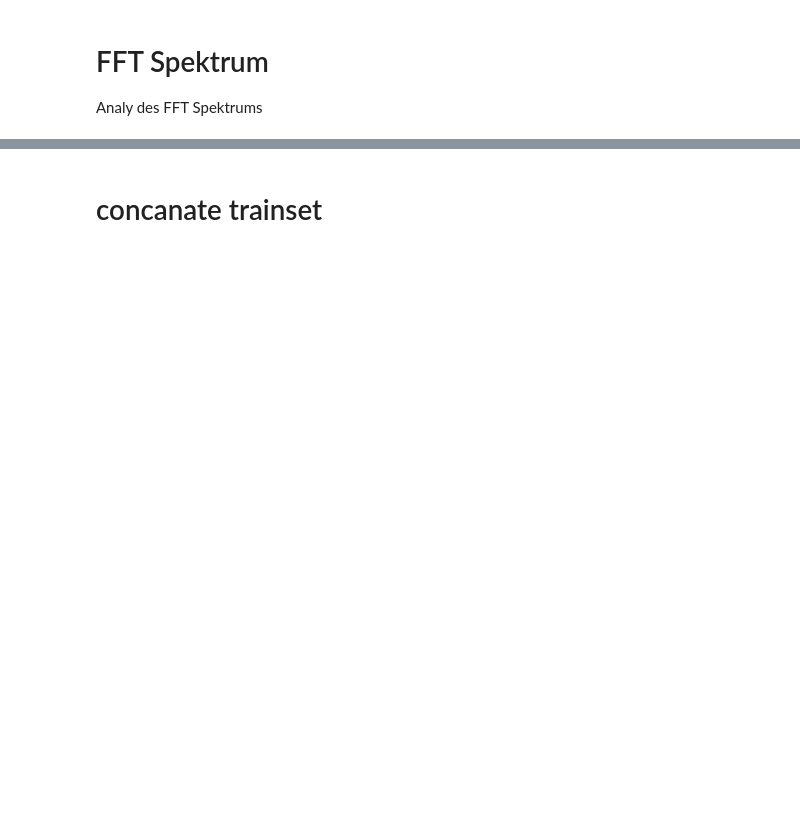
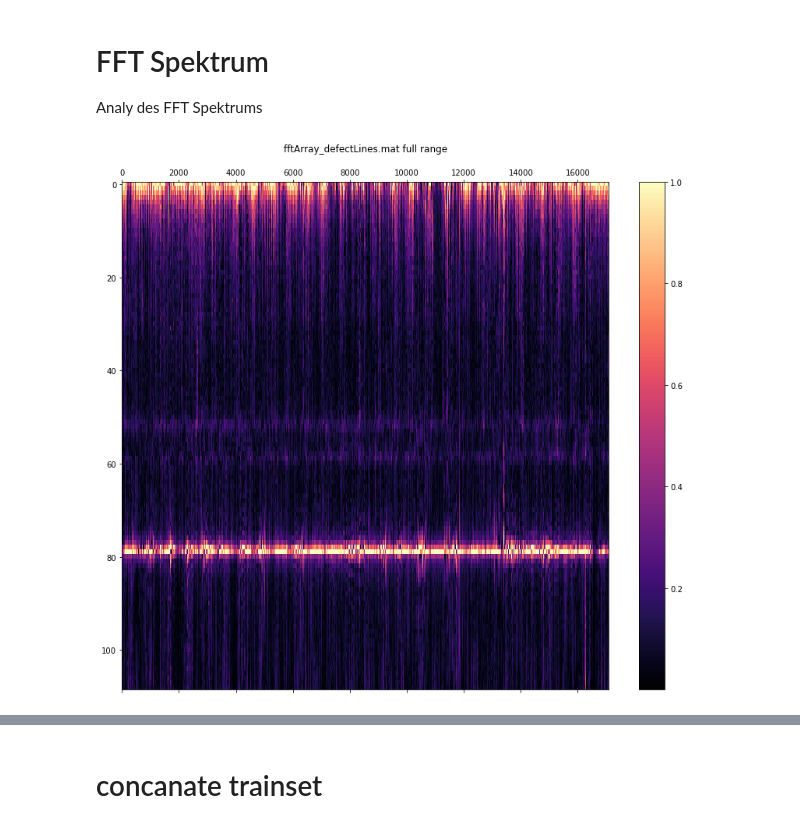
Before and after one commit to j4yj03/Uni, a Jupyter notebook: python/proj/un2.ipynb, the cells around one changed output, grey strips where cells are left out. Cells and saved outputs as stored; diff of their text form; code cells hidden in the pictures; blank space fills up the shorter version.

```diff
--- a/python/proj/un2.ipynb
+++ b/python/proj/un2.ipynb
@@ -381,0 +372,14 @@ print(np.shape(D_trainp),np.shape(D_validp),np.shape(D_testp))
+# %%
+fft = []
+title = ['defect','good']
+
+#series.append(data[2].T[0:17089].T)
+#series.append(data[3].T[0:17089].T)
+#series.append(data[2][0:218].T[0:17089].T)
+#series.append(data[3].T[0:17089].T)
+
+fft.append(data[0][2:111].T[0:17089])
+fft.append(data[1][0:109].T[0:17089])
+
+for s in fft:
+    print(np.shape(s))
@@ -383,3 +413,70 @@ print(np.shape(D_trainp),np.shape(D_validp),np.shape(D_testp))
 # FFT Spektrum
 
 Analy des FFT Spektrums
+# %%
+
+#print(type(data[:-3]),np.shape(data[:-3]))
+
+X_train_defect = []
+X_train_defect_pca = []
+X_train_good = []
+X_train_good_pca = []
+
+
+#ra = range(0,17089)
+
+
+r1 = range(0,20)
+r2 = range(45,65)
+r3 = range(65,95)
+
+for ind, s, sp, t, lab in zip(count(), fft, fft_pca, title, [0, 1]):
+
+    ds = s.rename(columns={x:y for x,y in zip(s.columns,range(0,len(s.columns)))})
+    ds = ds.reset_index(drop=True)
+    ds = ds.T / np.max(ds.T)
+
+    df = ds
+
+
+    fig = plt.figure(figsize=(14,12))
+    ax = fig.add_subplot(111)
+    ax.set_title(f'{files[ind]} full range')
+    mat = ax.matshow(df, cmap = cm.magma)
+
+    fig.colorbar(mat, ax=ax, orientation='vertical')
+    ax.set_aspect('auto')
+
+    plot_stats(df, 0)
+
+    for r in range(len(s.T)):
+
+        pass
+
+
+#diff = X_train[0] - X_train[1]
+
+
+
+#diff = X_train[0] - X_train[1]
+
+#diff = diff / np.max(diff)
+
+#diff = diff[0][~np.isnan(diff[0])]
+#mask = ~np.isnan(diff[0])
+
+#difference = diff[0]
+
+#print(diff)
+
+
+#print(np.shape(diff), np.size(diff))
+
+#fig = plt.figure(figsize=(14,12))
+#ax = fig.add_subplot(111)
+#ax.set_title('diff')
+#mat = ax.matshow(diff, cmap = cm.BrBG) #cividis
+#fig.colorbar(mat, ax=ax, orientation='vertical')
+#ax.set_aspect('auto')
+# %% [output]
+[figure, added]
```
Also changed, not shown: parts of 11 cells of this notebook.
